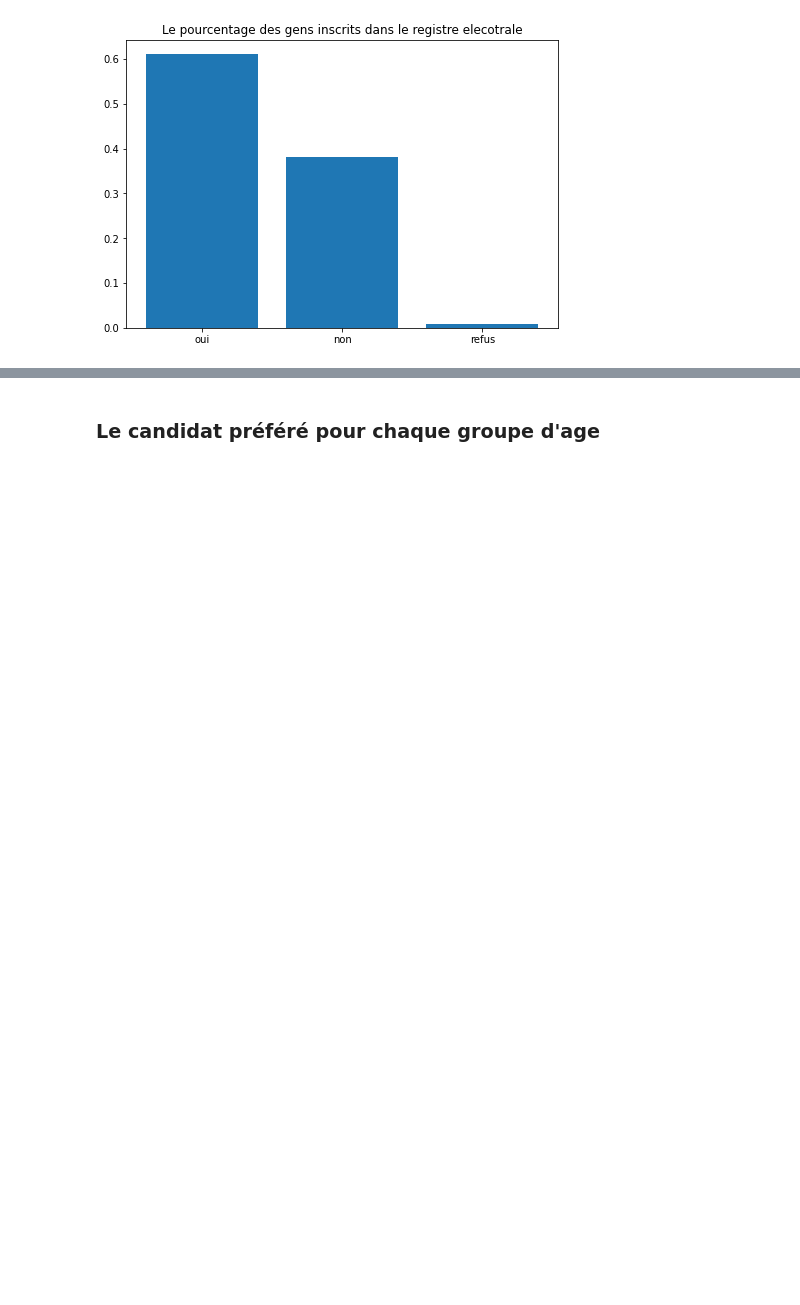
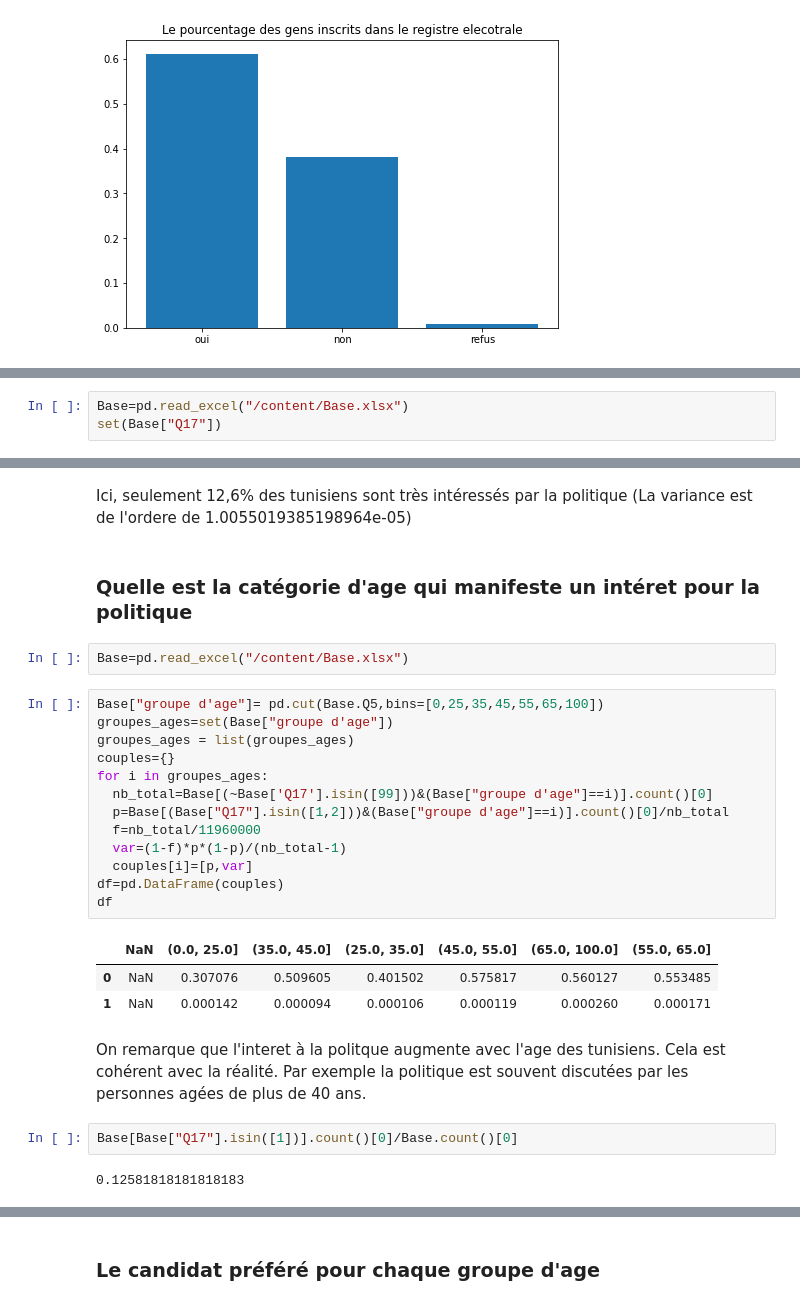
Before and after one commit to med-tz/elelction_Tunisie, a Jupyter notebook: Source.ipynb, the cells around one changed output, grey strips where cells are left out. Drawn from its saved outputs; the diff is of its cells as text; blank space fills up the shorter version.

```diff
--- a/Source.ipynb
+++ b/Source.ipynb
@@ -247,0 +253,3 @@ plt.show()
+# %%
+Base=pd.read_excel("/content/Base.xlsx")
+set(Base["Q17"])
@@ -249,0 +278,29 @@ plt.show()
+# %% [markdown]
+Ici, seulement 12,6% des tunisiens sont très intéressés par la politique (La variance est de l'ordere de 1.0055019385198964e-05)
+# %% [markdown]
+### Quelle est la catégorie d'age qui manifeste un intéret pour la politique
+# %%
+Base=pd.read_excel("/content/Base.xlsx")
+# %%
+Base["groupe d'age"]= pd.cut(Base.Q5,bins=[0,25,35,45,55,65,100])
+groupes_ages=set(Base["groupe d'age"])
+groupes_ages = list(groupes_ages)
+couples={}
+for i in groupes_ages:
+  nb_total=Base[(~Base['Q17'].isin([99]))&(Base["groupe d'age"]==i)].count()[0]
+  p=Base[(Base["Q17"].isin([1,2]))&(Base["groupe d'age"]==i)].count()[0]/nb_total
+  f=nb_total/11960000
+  var=(1-f)*p*(1-p)/(nb_total-1)
+  couples[i]=[p,var]
+df=pd.DataFrame(couples)
+df
+# %% [output]
+|  | NaN | (0.0, 25.0] | (35.0, 45.0] | (25.0, 35.0] | (45.0, 55.0] | (65.0, 100.0] | (55.0, 65.0] |
+| 0 | NaN | 0.307076 | 0.509605 | 0.401502 | 0.575817 | 0.560127 | 0.553485 |
+| 1 | NaN | 0.000142 | 0.000094 | 0.000106 | 0.000119 | 0.000260 | 0.000171 |
+# %% [markdown]
+On remarque que l'interet à la politque augmente avec l'age des tunisiens. Cela est cohérent avec la réalité. Par exemple la politique est souvent discutées par les personnes agées de plus de 40 ans.
+# %%
+Base[Base["Q17"].isin([1])].count()[0]/Base.count()[0]
+# %% [output]
+0.12581818181818183
```
Also changed, not shown: parts of 17 cells of this notebook.
